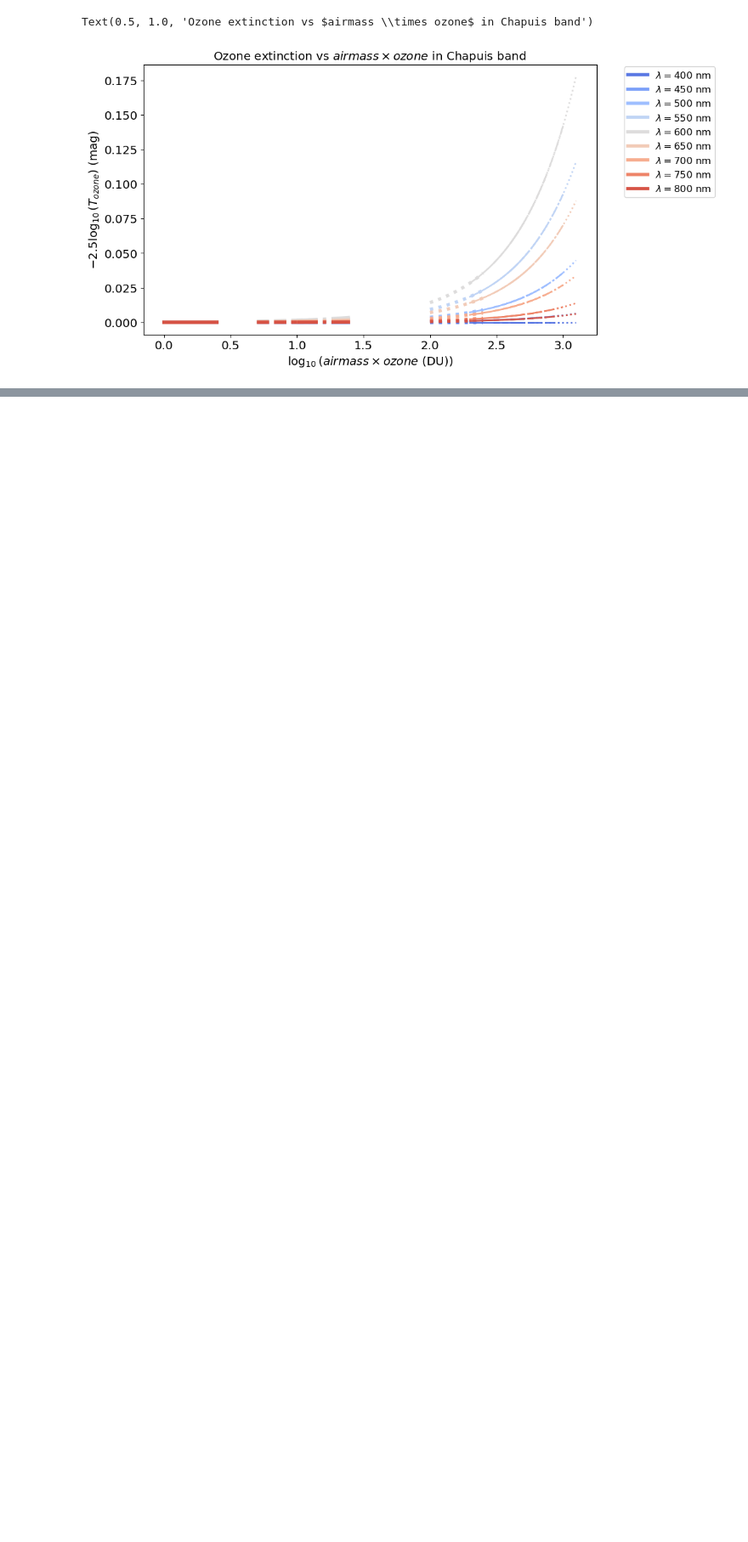
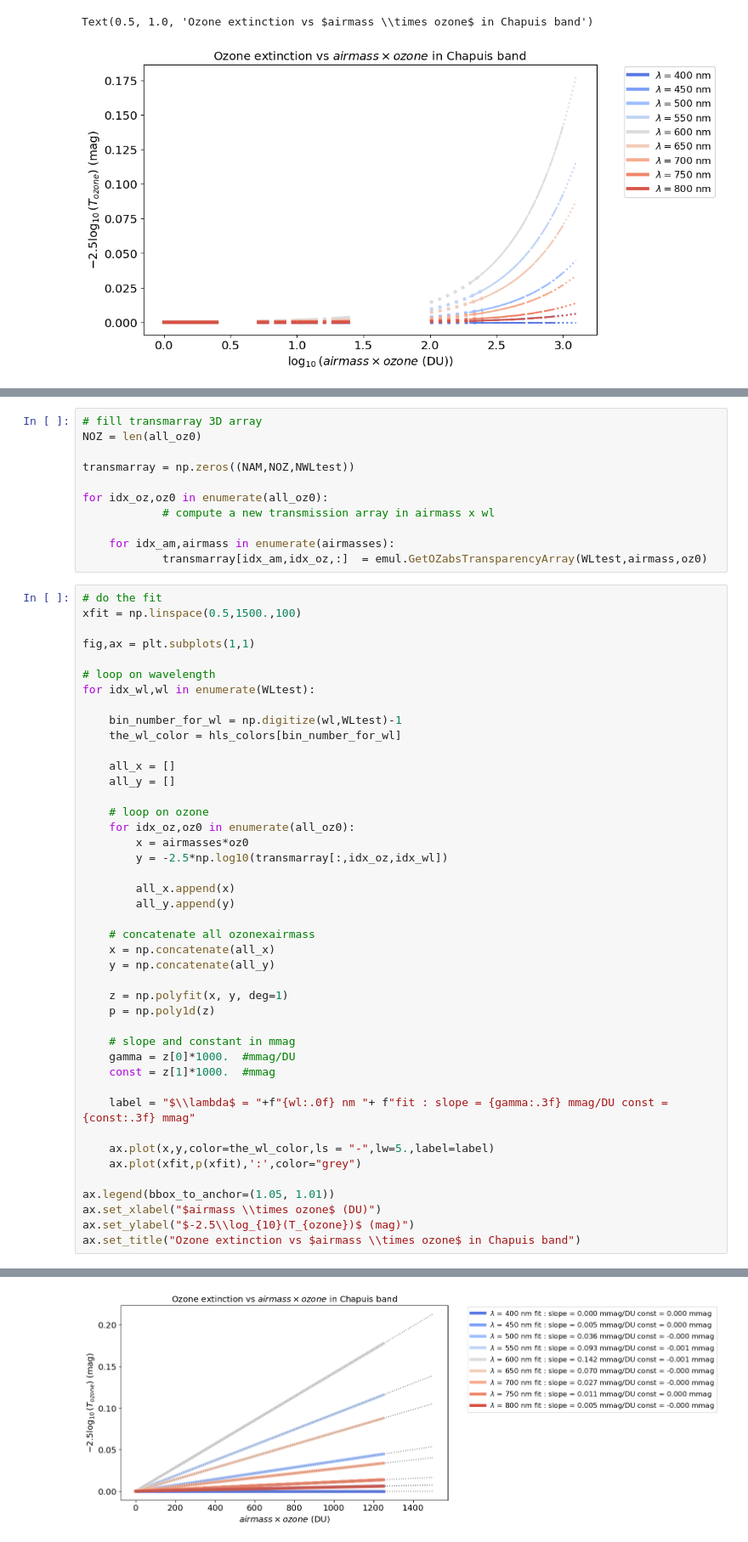
Before and after one commit to LSSTDESC/getObsAtmo, a Jupyter notebook: docs/notebooks/plot_transmvsozxairmass_chapuis.ipynb, the cells around one changed output, grey strips where cells are left out. Shown: that part at 85% size. Drawn from its saved outputs; the diff is of its cells as text; blank space fills up the shorter version.

```diff
--- a/docs/notebooks/plot_transmvsozxairmass_chapuis.ipynb
+++ b/docs/notebooks/plot_transmvsozxairmass_chapuis.ipynb
@@ -370,0 +373,55 @@ Text(0.5, 1.0, 'Ozone extinction vs $airmass \\times ozone$ in Chapuis band')
+# %%
+# fill transmarray 3D array
+NOZ = len(all_oz0)
+
+transmarray = np.zeros((NAM,NOZ,NWLtest))
+
+for idx_oz,oz0 in enumerate(all_oz0):
+            # compute a new transmission array in airmass x wl
+
+    for idx_am,airmass in enumerate(airmasses):
+            transmarray[idx_am,idx_oz,:]  = emul.GetOZabsTransparencyArray(WLtest,airmass,oz0)
+# %%
+# do the fit
+xfit = np.linspace(0.5,1500.,100)
+
+fig,ax = plt.subplots(1,1)
+
+# loop on wavelength
+for idx_wl,wl in enumerate(WLtest):
+
+    bin_number_for_wl = np.digitize(wl,WLtest)-1
+    the_wl_color = hls_colors[bin_number_for_wl]
+
+    all_x = []
+    all_y = []
+
+    # loop on ozone
+    for idx_oz,oz0 in enumerate(all_oz0):
+        x = airmasses*oz0
+        y = -2.5*np.log10(transmarray[:,idx_oz,idx_wl])
+
+        all_x.append(x)
+        all_y.append(y)
+
+    # concatenate all ozonexairmass
+    x = np.concatenate(all_x)
+    y = np.concatenate(all_y)
+
+    z = np.polyfit(x, y, deg=1)
+    p = np.poly1d(z)
+
+    # slope and constant in mmag
+    gamma = z[0]*1000.  #mmag/DU
+    const = z[1]*1000.  #mmag
+
+    label = "$\\lambda$ = "+f"{wl:.0f} nm "+ f"fit : slope = {gamma:.3f} mmag/DU const = {const:.3f} mmag"
+
+    ax.plot(x,y,color=the_wl_color,ls = "-",lw=5.,label=label)
+    ax.plot(xfit,p(xfit),':',color="grey")
+
+ax.legend(bbox_to_anchor=(1.05, 1.01))
+ax.set_xlabel("$airmass \\times ozone$ (DU)")
+ax.set_ylabel("$-2.5\\log_{10}(T_{ozone})$ (mag)")
+ax.set_title("Ozone extinction vs $airmass \\times ozone$ in Chapuis band")
+# %% [output]
@@ -370,0 +429 @@ Text(0.5, 1.0, 'Ozone extinction vs $airmass \\times ozone$ in Chapuis band')
+[figure, added]
```
Also changed, not shown: parts of 2 cells of this notebook, 4 other files.
